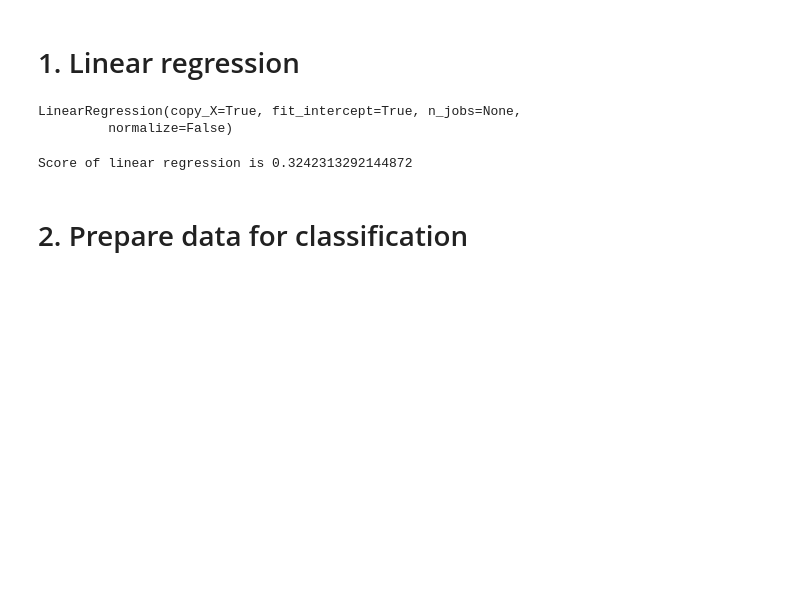
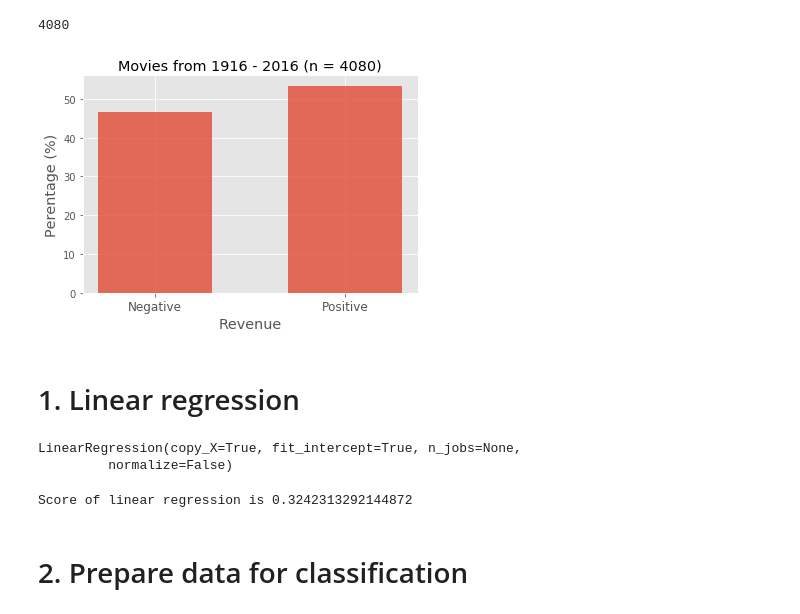
Before and after one commit to ChungHsuanKao/1stCapstoneProject_github, a Jupyter notebook: MovieRevenuePrediction_machine learning.ipynb, the cells around one changed output. Drawn from its saved outputs; the diff is of its cells as text; code cells hidden in the pictures; blank space fills up the shorter version.

```diff
--- a/MovieRevenuePrediction_machine learning.ipynb
+++ b/MovieRevenuePrediction_machine learning.ipynb
@@ -19,6 +19,31 @@ import seaborn as sns
 %matplotlib inline
 # %%
 df = pd.read_csv('final_eda.csv', index_col=0)
+# %%
+len(df)
+# %% [output]
+4080
+# %%
+# The percentage of positive and negative revenue
+positive = df[df['revenue'] > 0]['revenue']
+negative = df[df['revenue'] <= 0]['revenue']
+
+money = float(len(positive)) / float(len(positive)+len(negative))
+no_money = float(len(negative)) / float((len(positive)+len(negative)))
+
+objects = ('Negative', 'Positive')
+y_pos = np.arange(len(objects))
+performance = [no_money*100, money*100]
+
+plt.style.use('ggplot')
+plt.bar(y_pos, performance, alpha=0.8, width=0.6, align='center')
+plt.xlabel('Revenue', fontsize='x-large')
+plt.ylabel('Perentage (%)', fontsize='x-large')
+plt.title('Movies from 1916 - 2016 (n = 4080)', fontsize='x-large')
+plt.xticks(np.arange(2), ['Negative', 'Positive'], fontsize='large')
+plt.savefig('bar.eps', format='eps', dpi=1000)
+# %% [output]
+[figure, added]
 # %% [markdown]
 # 1. Linear regression
 # %%
```
Also changed, not shown: 1 other file.
